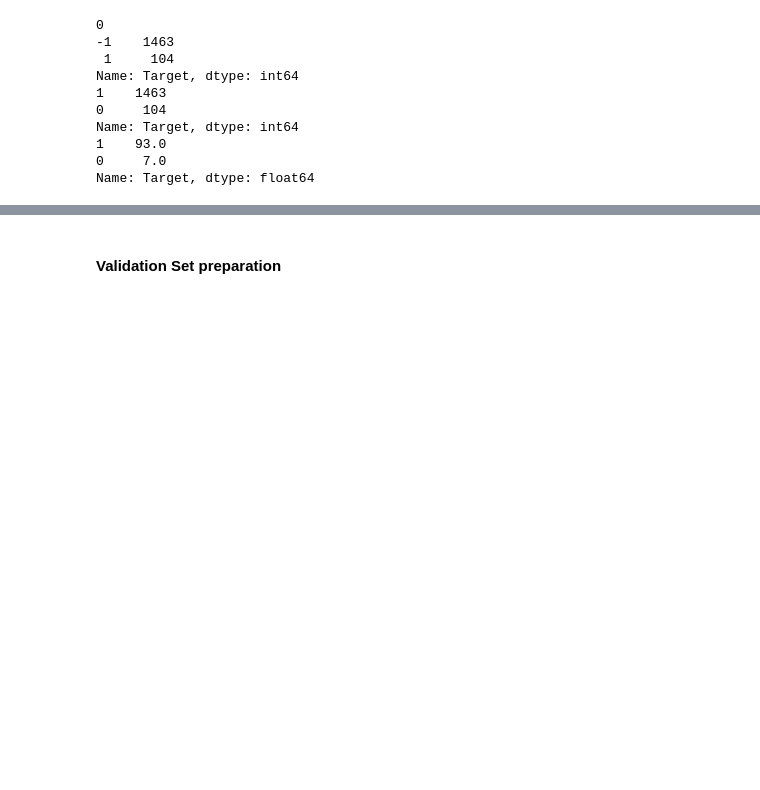
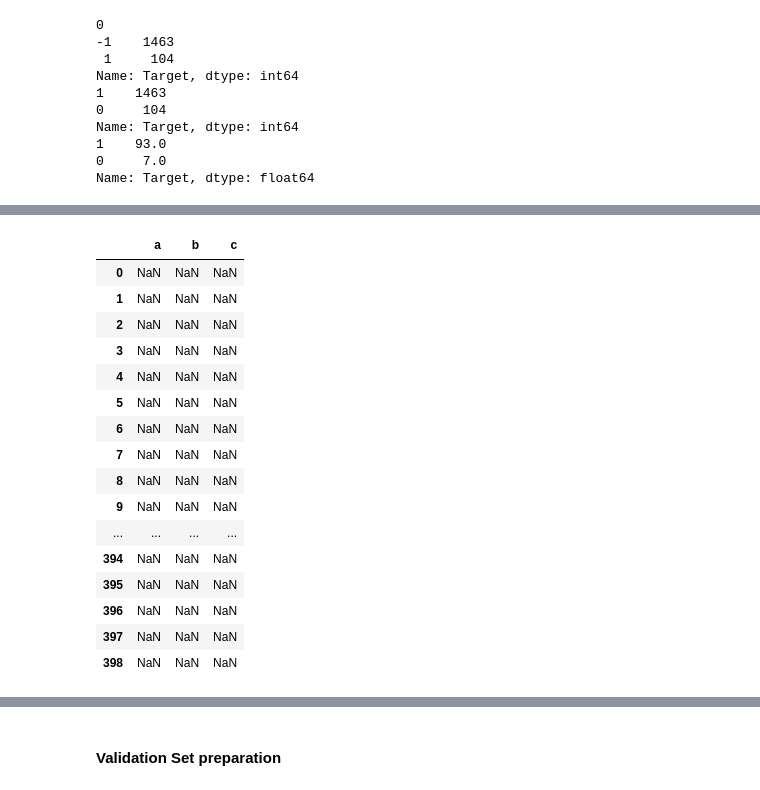
Before and after one commit to baalasangar/MLAI, a Jupyter notebook: 07_FeatureEngineering/Assignment/FeatureEngineering.ipynb, the cells around one changed output, grey strips where cells are left out. Drawn from its saved outputs; the diff is of its cells as text; code cells hidden in the pictures; blank space fills up the shorter version.

```diff
--- a/07_FeatureEngineering/Assignment/FeatureEngineering.ipynb
+++ b/07_FeatureEngineering/Assignment/FeatureEngineering.ipynb
@@ -59,6 +46,6 @@ data.describe(include="all").T
 # %%
-data_impute = data.copy()
-data_impute = data_impute.add_prefix("dimension_")
-data_impute.rename(columns={"dimension_Pass/Fail": "Target"},inplace = True)
-data_impute.head()
+data_analysis = data.copy()
+data_analysis = data_analysis.add_prefix("dimension_")
+data_analysis.rename(columns={"dimension_Pass/Fail": "Target"},inplace = True)
+data_analysis.columns
 # %% [output]
@@ -75,12 +62,12 @@ data_impute.head()
 # %%
-print(data_impute["Target"].isna().sum()) # No missing value in target
-print(data_impute["Target"].value_counts())
+print(data_analysis["Target"].isna().sum()) # No missing value in target
+print(data_analysis["Target"].value_counts())
 
 # Update Fail (1) = 0 and Pass (-1) = 1 for the better understanding
-data_impute["Target"] = np.where(data_impute["Target"] == -1,1,0 )
-print(data_impute["Target"].value_counts())
+data_analysis["Target"] = np.where(data_analysis["Target"] == -1,1,0 )
+print(data_analysis["Target"].value_counts())
 
-print(round(data_impute['Target'].value_counts() / data_impute['Target'].count(),2)*100)
+print(round(data_analysis['Target'].value_counts() / data_analysis['Target'].count(),2)*100)
 # %% [output]
 0
 -1    1463
@@ -94,0 +107,8 @@ Name: Target, dtype: float64
+# %%
+data_analysis.drop(columns=["dimension_Time"],inplace=True) # removing Time attribute
+# %%
+# removing feature with same value for entire observation
+data_stat = pd.DataFrame(data = data_analysis.describe(include="all").T.reset_index())
+feature_name_with_same_value = list(data_stat[data_stat["min"] == data_stat["max"]]["index"])
+#print(data_stat[data_stat["index"].isin(feature_name_with_same_value)])
+data_analysis.drop(columns=feature_name_with_same_value,inplace=True)
@@ -94,0 +119,21 @@ Name: Target, dtype: float64
+# %%
+missing_data = pd.DataFrame(data_analysis.isna().sum().reset_index(),columns=['a', 'b', 'c'])
+missing_data
+# %% [output]
+|  | a | b | c |
+| 0 | NaN | NaN | NaN |
+| 1 | NaN | NaN | NaN |
+| 2 | NaN | NaN | NaN |
+| 3 | NaN | NaN | NaN |
+| 4 | NaN | NaN | NaN |
+| 5 | NaN | NaN | NaN |
+| 6 | NaN | NaN | NaN |
+| 7 | NaN | NaN | NaN |
+| 8 | NaN | NaN | NaN |
+| 9 | NaN | NaN | NaN |
+| ... | ... | ... | ... |
+| 394 | NaN | NaN | NaN |
+| 395 | NaN | NaN | NaN |
+| 396 | NaN | NaN | NaN |
+| 397 | NaN | NaN | NaN |
+| 398 | NaN | NaN | NaN |
```
Also changed, not shown: parts of 16 cells of this notebook.
